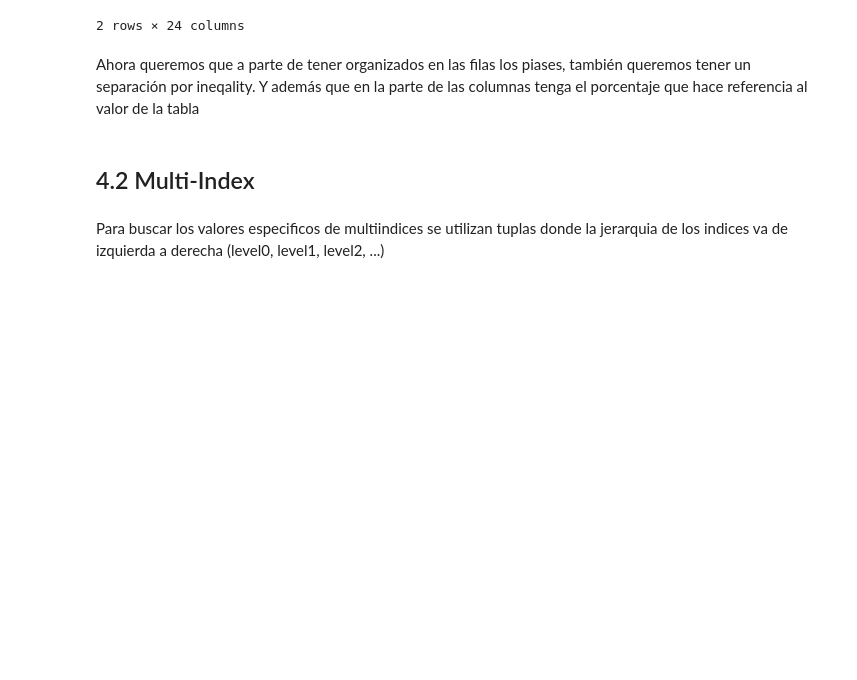
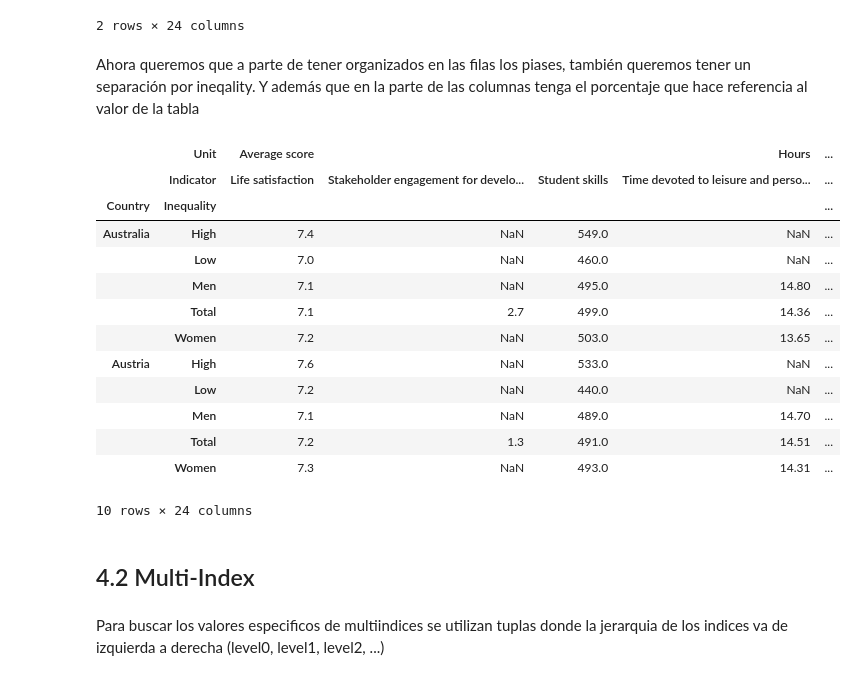
Before and after one commit to pedroortizortega/course_data_analysis, a Jupyter notebook: notebooks/Data Reorganization.ipynb, the cells around one changed output. Drawn from its saved outputs; the diff is of its cells as text; code cells hidden in the pictures; blank space fills up the shorter version.

```diff
--- a/notebooks/Data Reorganization.ipynb
+++ b/notebooks/Data Reorganization.ipynb
@@ -79,6 +94,23 @@ df.head(2)
 Ahora queremos que a parte de tener organizados en las filas los piases, también queremos tener un separación por ineqality. Y además que en la parte de las columnas tenga el porcentaje que hace referencia al valor de la tabla
 # %%
 df_multi = indx.pivot_table(index=['Country','Inequality'], columns=['Unit','Indicator'], values='Value')
+# %%
+df_multi.head(10)
+# %% [output]
+|  | Unit | Average score |  |  | Hours | ... |
+|  | Indicator | Life satisfaction | Stakeholder engagement for develo... | Student skills | Time devoted to leisure and perso... | ... |
+| Country | Inequality |  |  |  |  | ... |
+| Australia | High | 7.4 | NaN | 549.0 | NaN | ... |
+|  | Low | 7.0 | NaN | 460.0 | NaN | ... |
+|  | Men | 7.1 | NaN | 495.0 | 14.80 | ... |
+|  | Total | 7.1 | 2.7 | 499.0 | 14.36 | ... |
+|  | Women | 7.2 | NaN | 503.0 | 13.65 | ... |
+| Austria | High | 7.6 | NaN | 533.0 | NaN | ... |
+|  | Low | 7.2 | NaN | 440.0 | NaN | ... |
+|  | Men | 7.1 | NaN | 489.0 | 14.70 | ... |
+|  | Total | 7.2 | 1.3 | 491.0 | 14.51 | ... |
+|  | Women | 7.3 | NaN | 493.0 | 14.31 | ... |
+10 rows × 24 columns
 # %% [markdown]
 ## 4.2 Multi-Index
 # %% [markdown]
```
Also changed, not shown: parts of 2 cells of this notebook.
